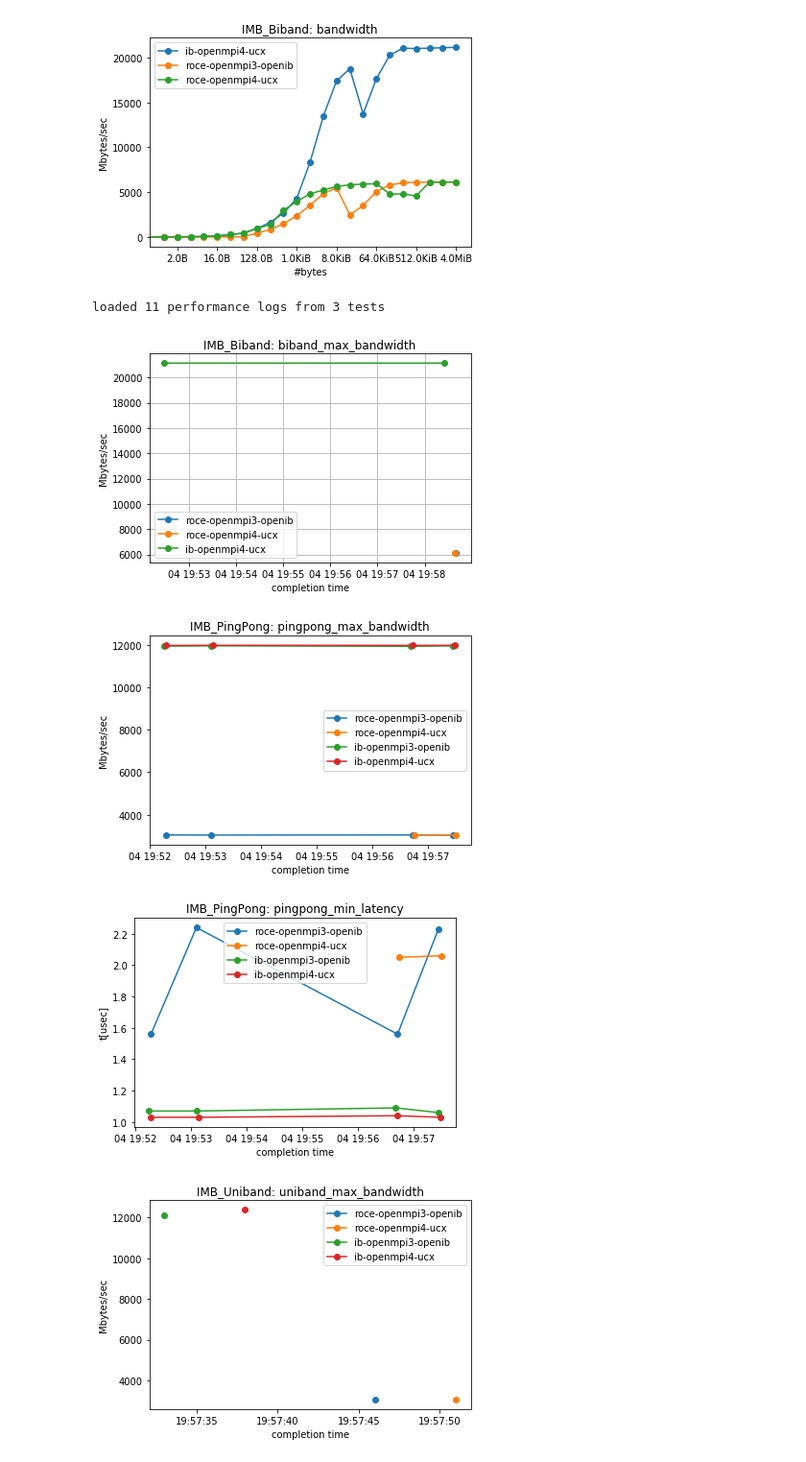
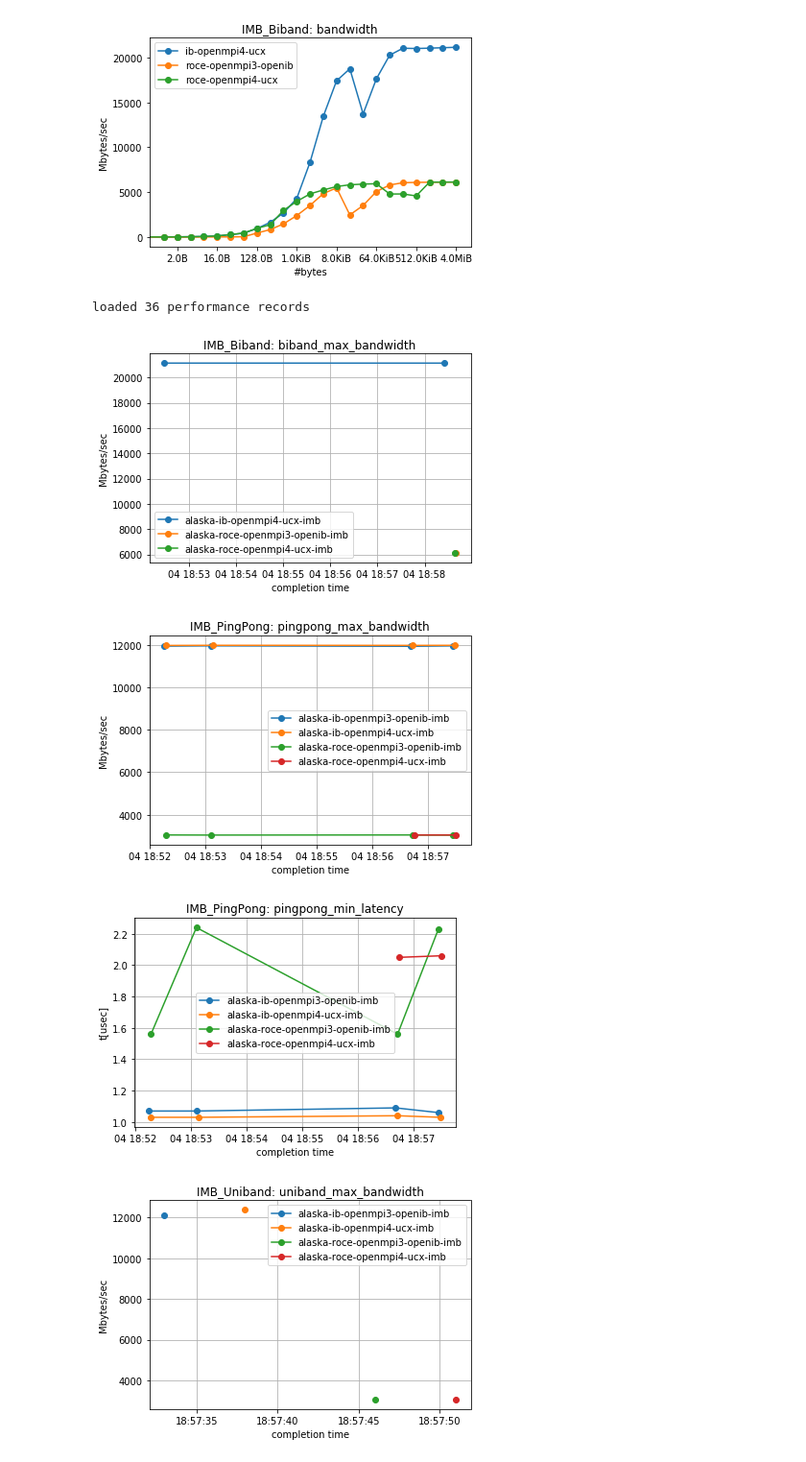
Before and after one commit to ukri-excalibur/excalibur-tests, a Jupyter notebook: imb/IMB.ipynb, the cells around one changed output. Shown: that part at 96% size. Cells and saved outputs as stored; diff of their text form; code cells hidden in the pictures.

```diff
--- a/imb/IMB.ipynb
+++ b/imb/IMB.ipynb
@@ -126,58 +115,17 @@ for plot in PLOTS:
 #     return tests
 # testobjs = get_tests(reframe_imb)
 # print(testobjs)
-# %%
-# Load performance records
-
-# find relevant perf logs:
-perf_outputs = modules.utils.find_run_outputs('../perflogs', 'IMB', '.log')
-
-# load them:
-perf_records = []
-for path in perf_outputs:
-    records = modules.utils.read_perflog(path)
-    perf_records.append(records)
-
-# group performance data by testname:
-test_perf = modules.utils.group_by(perf_records, lambda x: x['meta']['testname'])
-
-print('loaded %s performance logs from %i tests' % (len(perf_outputs), len(test_perf)))
-# %% [output]
-loaded 11 performance logs from 3 tests
-# %%
-# Plot: NB for perf logs we don't need to define the plots because they can automatically be derived
-
-import datetime
-
-from matplotlib.dates import date2num
-
-# plotting:
-for test in test_perf:
-    axes = {}
-    cases = test_perf[test]
-    common, differences = modules.utils.diff_meta(cases)
-    for ix, case in enumerate(cases):
-
-        unique_meta = differences[ix]
-        for perf_var in case:
-            if perf_var == 'meta': # not a real performance var
-                continue
-
-            # annoyingly can't use setdefault as this always evalutes `default`, so:
-            if perf_var not in axes:
-                axes[perf_var] = plt.subplots(nrows=1, ncols=1)
-            fig, ax = axes[perf_var]
-            dates = case[perf_var]['completion_time']
-            values = case[perf_var]['perf_value']
-            label = '-'.join(list(unique_meta.values()))
-            ax.plot_date(dates, values, 'o-', label=label)
-            ax.set_title('%s: %s' % (test, perf_var))
-            ax.legend()
-            ax.grid()
-            ax.set_xlabel('completion time')
-            ax.set_ylabel(case[perf_var]['perf_unit'][0]) # shouldn't matter which unit is used
-# %% [output]
-[figure, removed]
-[figure, removed]
-[figure, removed]
-[figure, removed]
+# %%
+# Load performance records
+perf_records = modules.utils.load_perf_logs('../perflogs', 'IMB', '.log')
+print('loaded %s performance records' % len(perf_records))
+# %% [output]
+loaded 36 performance records
+# %%
+# Plot performance history:
+modules.utils.plot_perf_history(perf_records)
+# %% [output]
+[figure, added]
+[figure, added]
+[figure, added]
+[figure, added]
```
Also changed, not shown: parts of 2 cells of this notebook, 3 other files.
